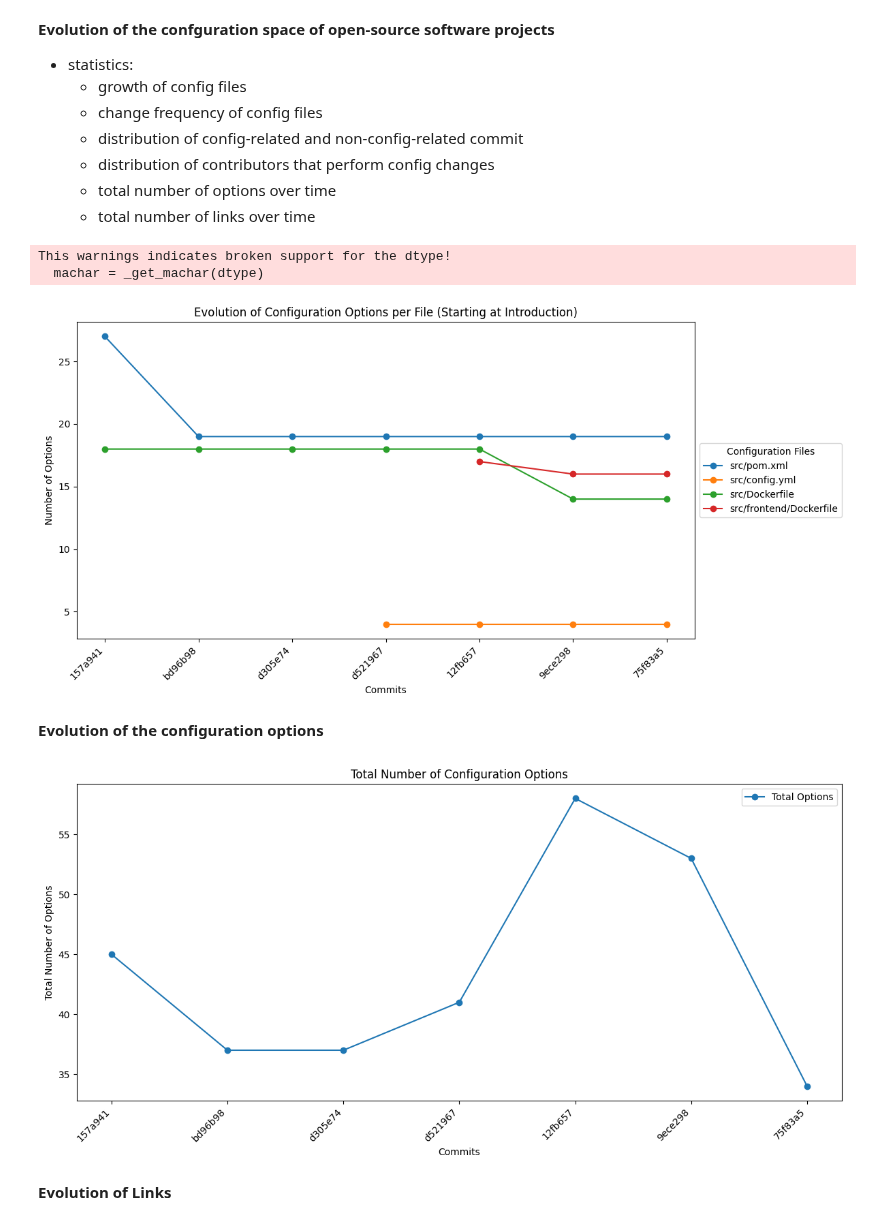
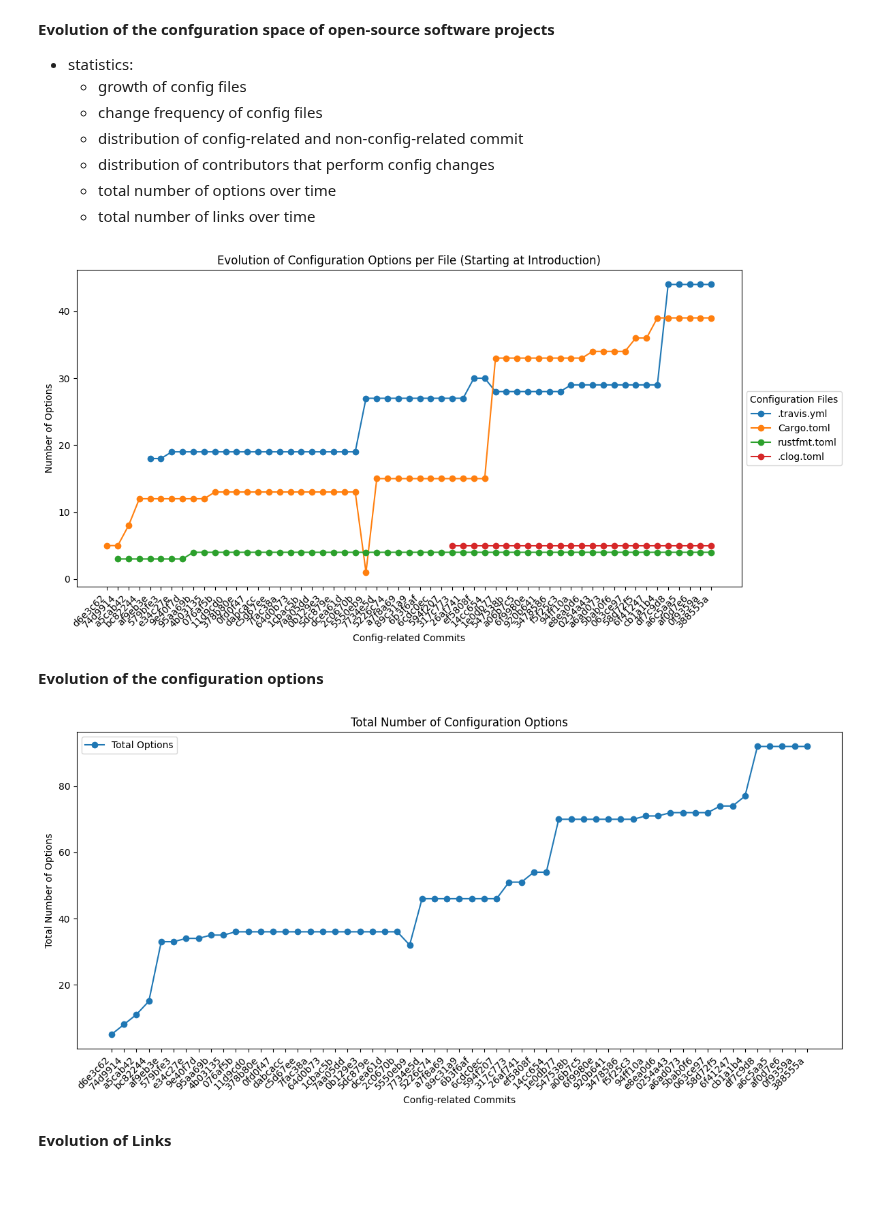
Before and after one commit to simisimon/config-space, a Jupyter notebook: src/compute_config_statistics.ipynb, the cells around one changed output. Cells and saved outputs as stored; diff of their text form; code cells hidden in the pictures; blank space fills up the shorter version.

Commit message:
Update visualization script

```diff
--- a/src/compute_config_statistics.ipynb
+++ b/src/compute_config_statistics.ipynb
@@ -11,7 +11,7 @@
 # %%
 import json
 
-data_file = "../data/analyzed_projects/test_project.json"
+data_file = "../data/analyzed_projects/leaf.json"
 
 with open(data_file, "r", encoding="utf-8") as src:
     data = json.load(src)
@@ -45,38 +45,37 @@ def plot_config_file_evolution(data: List):
     for file, changes in file_data.items():
         for commit_hash, options in changes:
             index = x_ticks.index(commit_hash)
             file_lines[file][index] = options
 
     # Replace None with previous values for continuity
     for file, options in file_lines.items():
         last_value = None
         for i in range(len(options)):
             if options[i] is None:
                 options[i] = last_value
             else:
                 last_value = options[i]
 
     shortened_x_ticks = [commit[:7] for commit in x_ticks]
 
     # Re-plot with shortened commit hashes
     plt.figure(figsize=(12, 6))
     for file, options in file_lines.items():
         plt.plot(shortened_x_ticks, options, marker="o", label=file)
 
-    plt.xlabel("Commits")
+    plt.xlabel("Config-related Commits")
     plt.ylabel("Number of Options")
     plt.title("Evolution of Configuration Options per File (Starting at Introduction)")
     plt.xticks(rotation=45, ha="right")
     plt.legend(title="Configuration Files", loc="center left", bbox_to_anchor=(1, 0.5))
     plt.tight_layout()
-    plt.show()
+    #plt.show()
+    plt.savefig(f"../data/figures/{data['project_name']}_options_per_file.png")
 
 
 plot_config_file_evolution(data=data)
 # %% [output]
-This warnings indicates broken support for the dtype!
-  machar = _get_machar(dtype)
-[figure, old version]
+[figure, new version]
 # %% [markdown]
 **Evolution of the configuration options**
 # %%
@@ -125,17 +124,18 @@ def plot_num_options_evolution(data: List):
     plt.figure(figsize=(12, 6))
     plt.plot(shortened_x_ticks, total_options_per_commit, marker="o", label="Total Options")
 
-    plt.xlabel("Commits")
+    plt.xlabel("Config-related Commits")
     plt.ylabel("Total Number of Options")
     plt.title("Total Number of Configuration Options")
     plt.xticks(rotation=45, ha="right")
     plt.legend()
     plt.tight_layout()
-    plt.show()
+    #plt.show()
+    plt.savefig(f"../data/figures/{data['project_name']}_total_options.png")
 
 plot_num_options_evolution(data=data)
 # %% [output]
-[figure, old version]
+[figure, new version]
 # %% [markdown]
 **Evolution of Links**
 # %%
```
Also changed, not shown: parts of 3 cells of this notebook, 5 other files.
